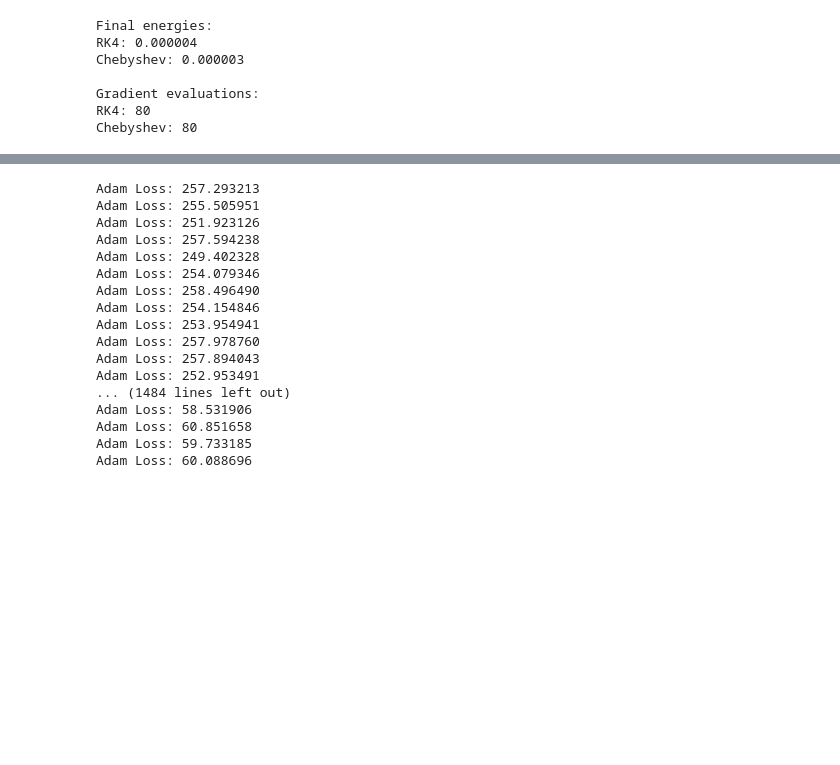
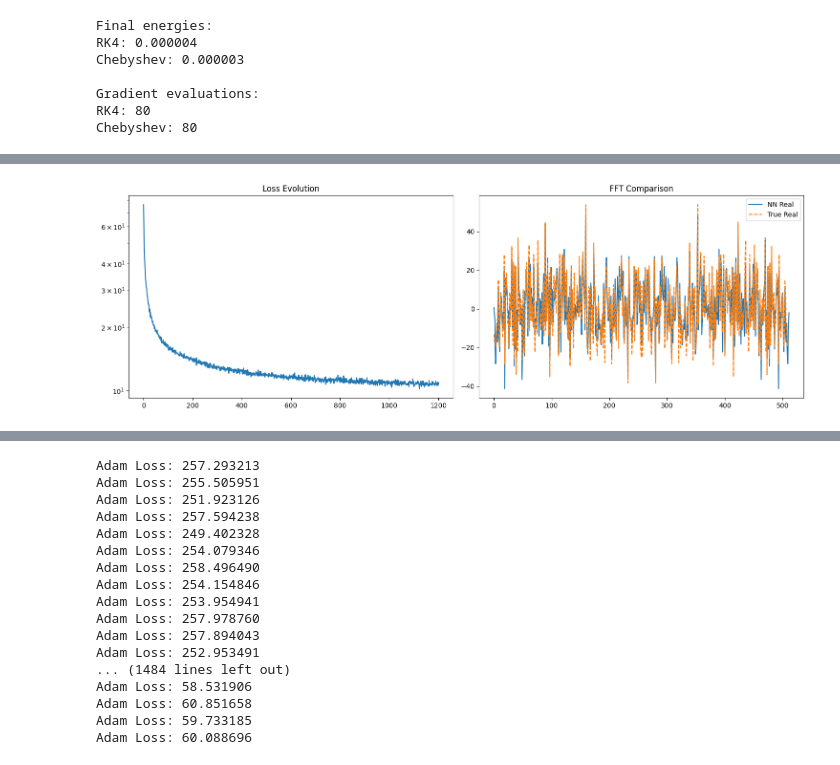
Before and after one commit to falseywinchnet/AI_STUFF, a Jupyter notebook: RCO.ipynb, the cells around one changed output, grey strips where cells are left out. Saved outputs shown, nothing was run; the diff lists cells and outputs as text; code cells hidden in the pictures; blank space fills up the shorter version.

```diff
--- a/RCO.ipynb
+++ b/RCO.ipynb
@@ -798,0 +701,23 @@ Epoch 1499, Loss: 19.606632
+# %%
+
+
+# Plot results
+plt.figure(figsize=(15, 5))
+
+plt.subplot(121)
+plt.plot(losses)
+plt.title('Loss Evolution')
+plt.yscale('log')
+
+plt.subplot(122)
+with torch.no_grad():
+   y_pred = model(x)
+plt.plot(y_pred[0,:,0].numpy(), label='NN Real')
+plt.plot(y[0,:,0].numpy(), '--', label='True Real')
+plt.title('FFT Comparison')
+plt.legend()
+
+plt.tight_layout()
+plt.show()
+# %% [output]
+[figure, added]
```
Also changed, not shown: parts of 2 cells of this notebook.
